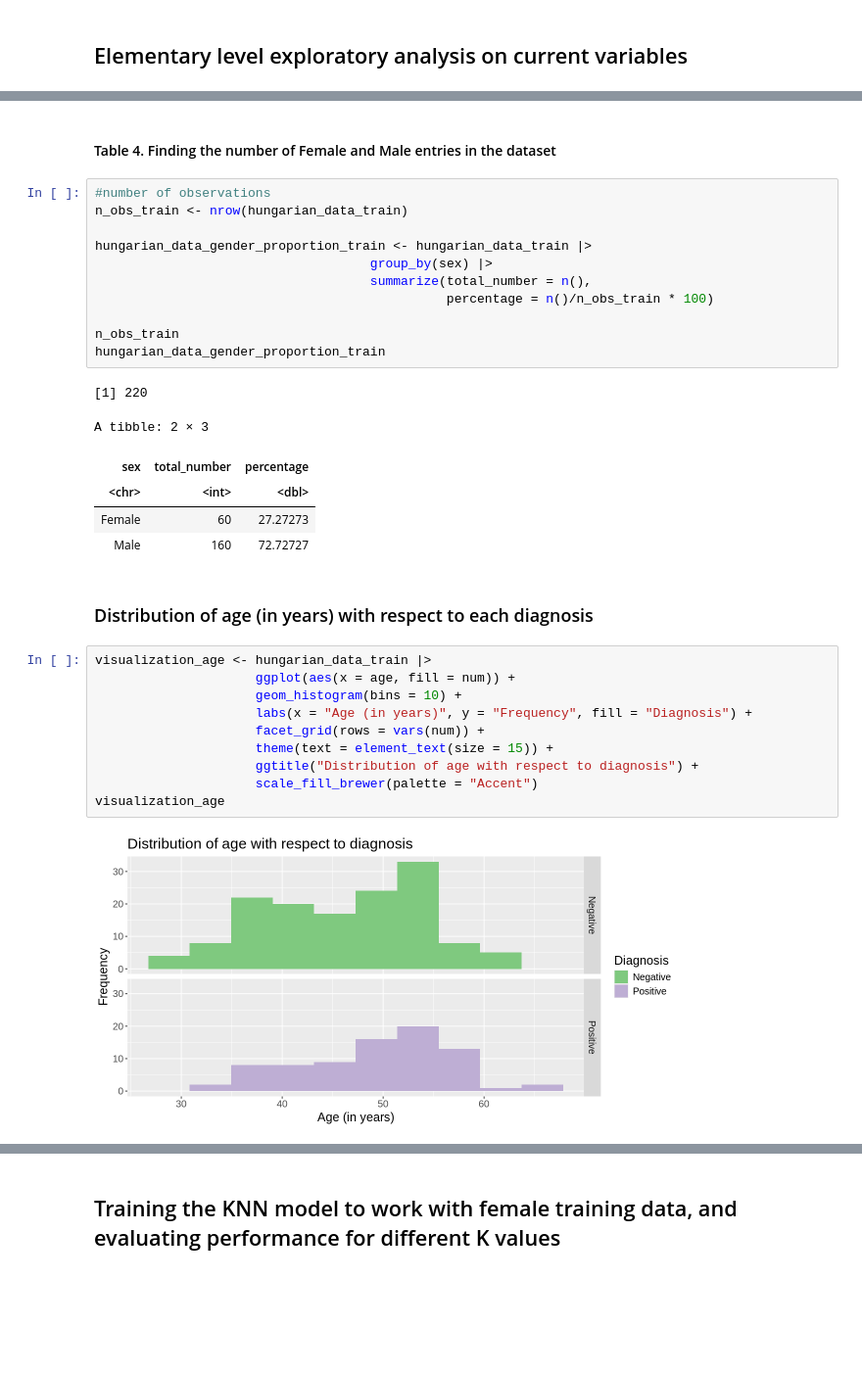
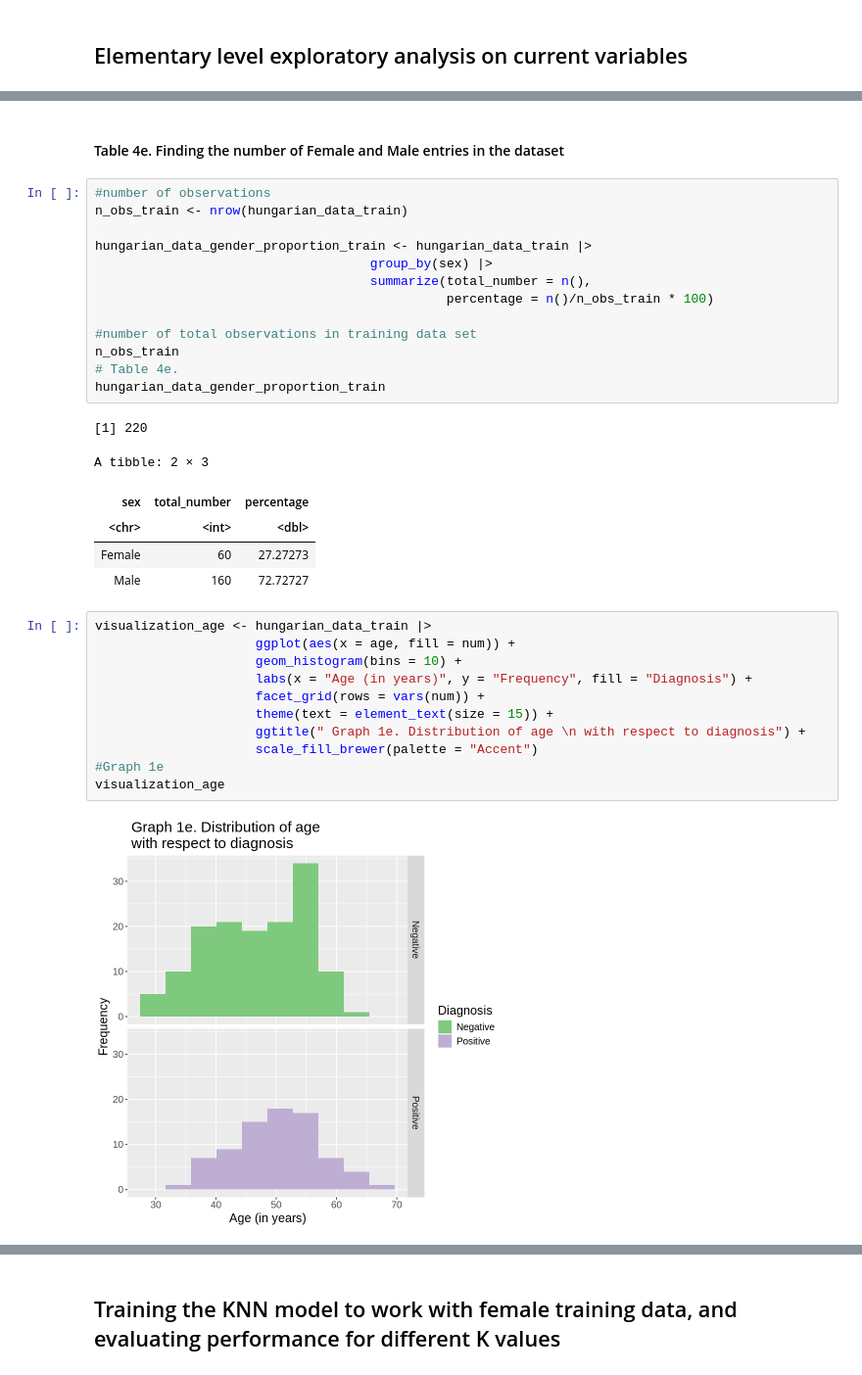
Before and after one commit to szulkifl/dsci-data-analysis-project-44, a Jupyter notebook: project_report.ipynb, the cells around one changed output, grey strips where cells are left out. Shown at 98% size. Cells and saved outputs as stored; diff of their text form; blank space fills up the shorter version.

Commit message:
Labelled the graphs and tables
You guys can use the reference numbers and incorporate them in your writeups,.

```diff
--- a/project_report.ipynb
+++ b/project_report.ipynb
@@ -247,5 +251,5 @@ A grouped_df: 4 × 7
 # %% [markdown]
-#### Table 4. Finding the number of Female and Male entries in the dataset
+#### Table 4e. Finding the number of Female and Male entries in the dataset
 # %%
 #number of observations
 n_obs_train <- nrow(hungarian_data_train)
@@ -255,7 +259,9 @@ hungarian_data_gender_proportion_train <- hungarian_data_train |>
                                     summarize(total_number = n(),
                                               percentage = n()/n_obs_train * 100)
 
+#number of total observations in training data set
 n_obs_train
+# Table 4e.
 hungarian_data_gender_proportion_train
 # %% [output]
 [1] 220
@@ -264,17 +270,16 @@ A tibble: 2 × 3
 | <chr> | <int> | <dbl> |
 | Female | 60 | 27.27273 |
 | Male | 160 | 72.72727 |
-# %% [markdown]
-### Distribution of age (in years) with respect to each diagnosis
 # %%
 visualization_age <- hungarian_data_train |>
                      ggplot(aes(x = age, fill = num)) +
                      geom_histogram(bins = 10) +
                      labs(x = "Age (in years)", y = "Frequency", fill = "Diagnosis") +
                      facet_grid(rows = vars(num)) +
                      theme(text = element_text(size = 15)) +
-                     ggtitle("Distribution of age with respect to diagnosis") +
+                     ggtitle(" Graph 1e. Distribution of age \n with respect to diagnosis") +
                      scale_fill_brewer(palette = "Accent")
+#Graph 1e
 visualization_age
 # %% [output]
-[figure, old version]
+[figure, new version]
```
Also changed, not shown: parts of 29 cells of this notebook.
